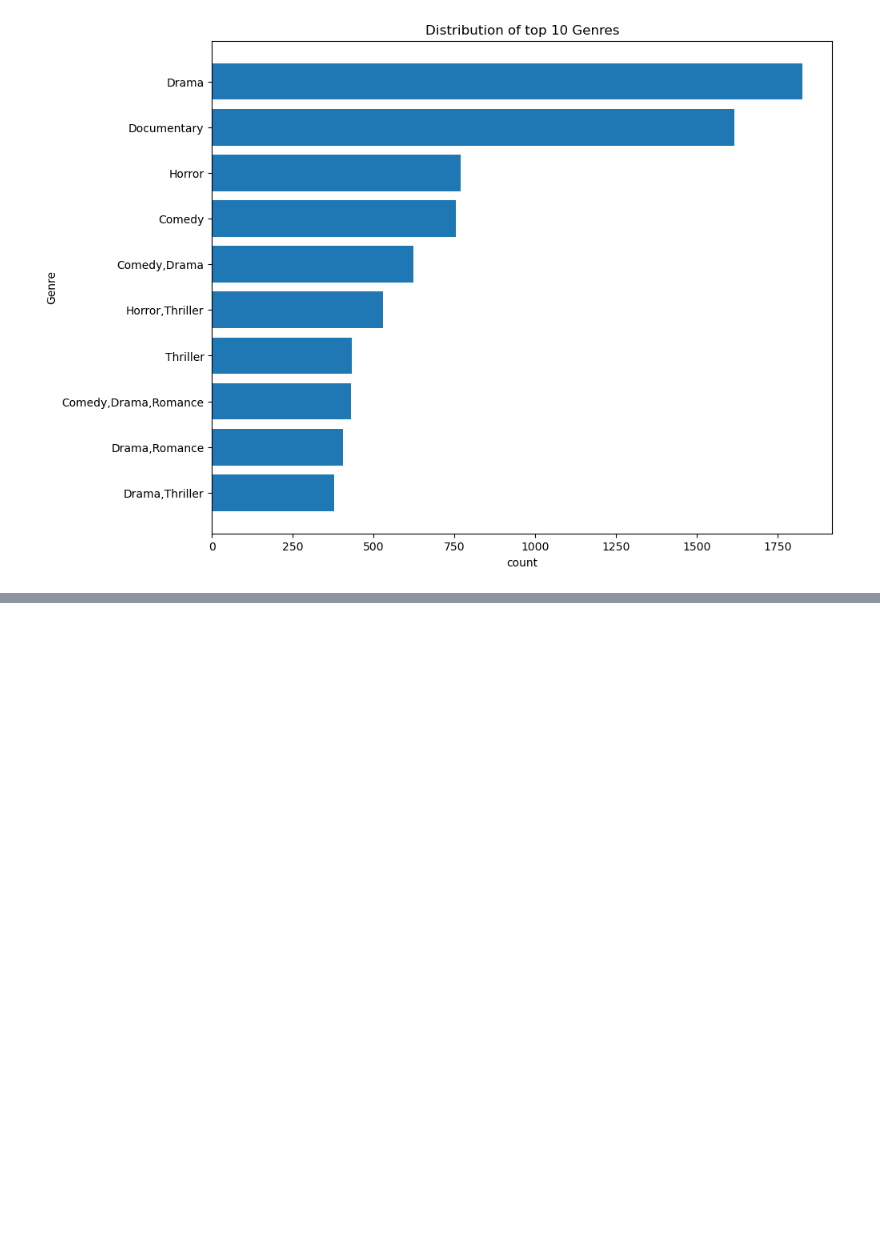
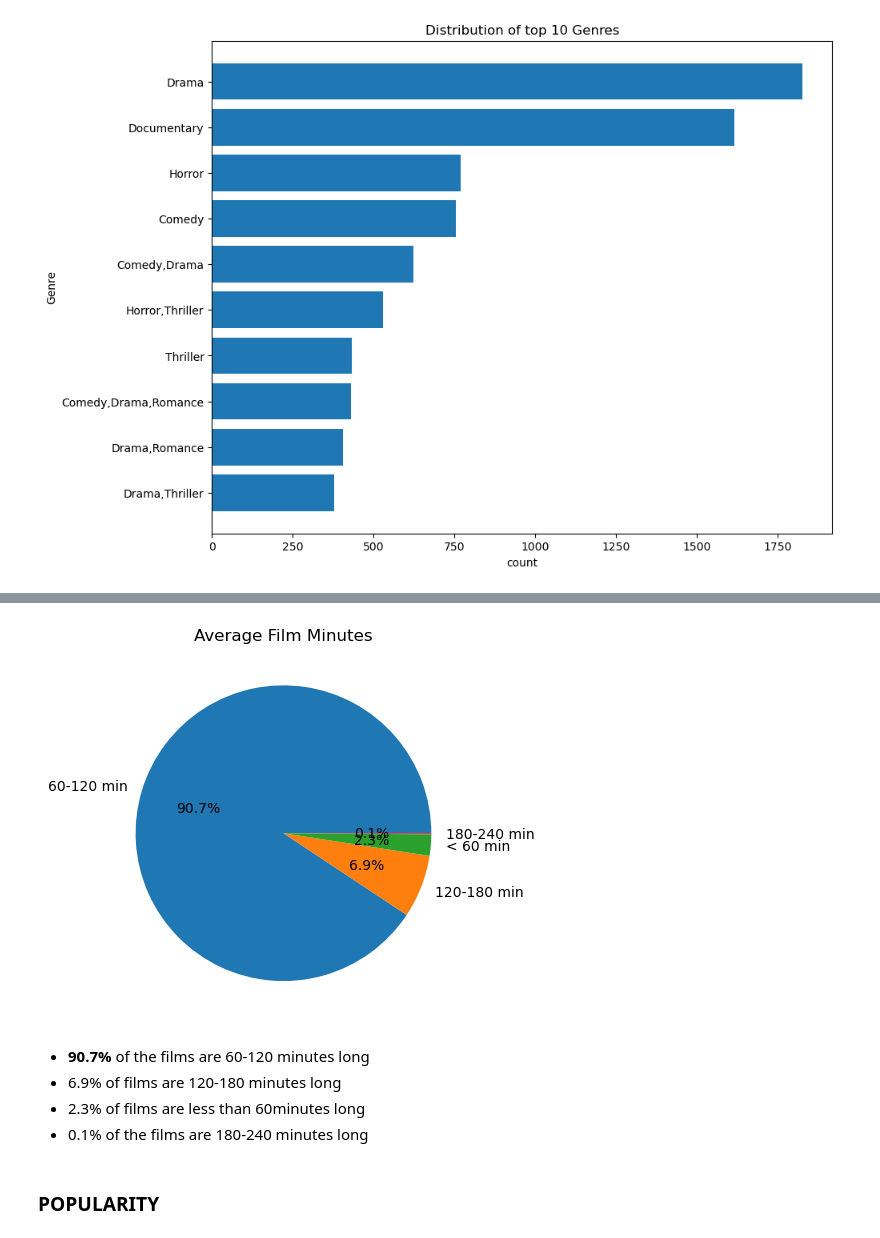
Before and after one commit to am-eric/Film-Analysis, a Jupyter notebook: analysis.ipynb, the cells around one changed output, grey strips where cells are left out. Saved outputs shown, nothing was run; the diff lists cells and outputs as text; code cells hidden in the pictures; blank space fills up the shorter version.

```diff
--- a/analysis.ipynb
+++ b/analysis.ipynb
@@ -635,0 +695,8 @@ plt.plot(it_merged['release_year'].value_counts().index, it_merged['release_year
+# %%
+# Define the bins and labels
+bins = [0, 60, 120, 180, 240, 300, 360, 420, 480, 540, 600, 660, 700]
+labels = ['< 60 min', '60-120 min', '120-180 min', '180-240 min', '240-300 min', '300-360 min', '360-420 min', '420-480 min', '480-540 min', '540-600 min', '600-660 min', '660 >']
+
+# Classify the runtime_minutes into the defined bins
+min_class = pd.cut(it_merged['runtime_minutes'], bins=bins, labels=labels, right=False)
+min_class.value_counts()
@@ -635,0 +718,12 @@ plt.plot(it_merged['release_year'].value_counts().index, it_merged['release_year
+# %%
+plt.pie(min_class.value_counts()[:4], labels=min_class.value_counts()[:4].index, autopct='%1.1f%%')
+plt.title('Average Film Minutes');
+# %% [output]
+[figure, added]
+# %% [markdown]
+- **90.7%** of the films are 60-120 minutes long
+- 6.9% of films are 120-180 minutes long
+- 2.3% of films are less than 60minutes long
+- 0.1% of the films are 180-240 minutes long
+# %% [markdown]
+### POPULARITY
```
Also changed, not shown: parts of 16 cells of this notebook.
